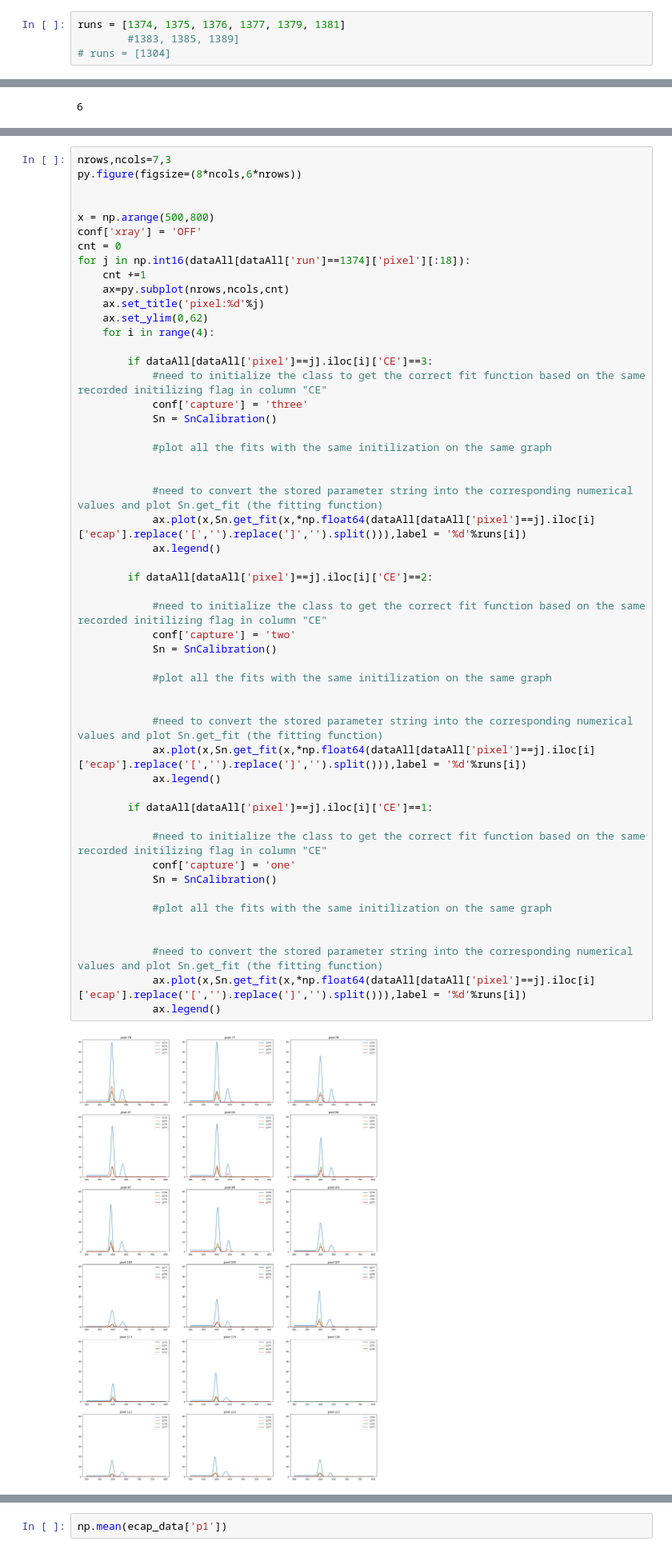
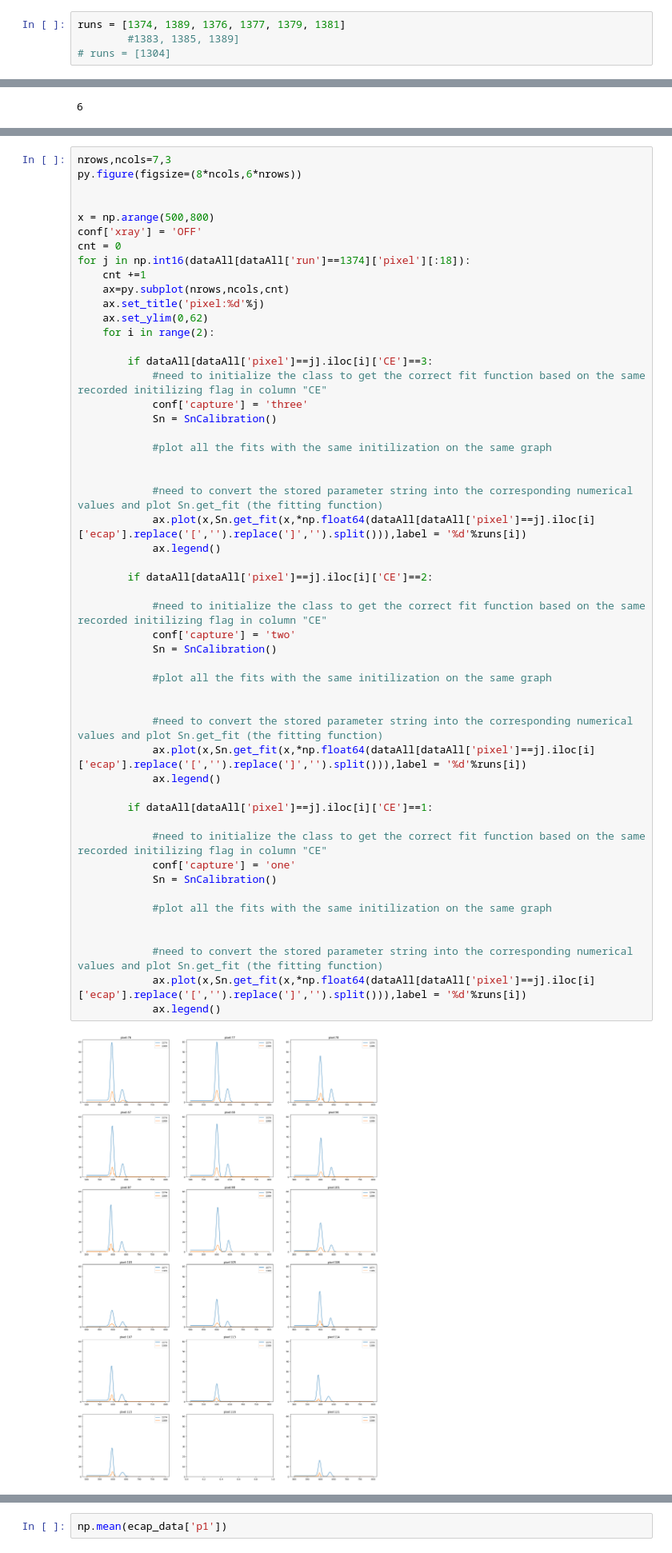
Before and after one commit to arlee-shelby/calibration, a Jupyter notebook: SnCalibration_pixelResults.ipynb, the cells around one changed output, grey strips where cells are left out. Shown: that part at 80% size. Cells and saved outputs as stored; diff of their text form.

```diff
--- a/SnCalibration_pixelResults.ipynb
+++ b/SnCalibration_pixelResults.ipynb
@@ -17,7 +17,7 @@ np.set_printoptions(threshold=sys.maxsize)
 # %%
 pd.set_option("display.max_colwidth", 15)
 # %%
-runs = [1374, 1375, 1376, 1377, 1379, 1381]
+runs = [1374, 1389, 1376, 1377, 1379, 1381]
         #1383, 1385, 1389]
 # runs = [1304]
 # %%
@@ -55,7 +65,7 @@ for j in np.int16(dataAll[dataAll['run']==1374]['pixel'][:18]):
     ax=py.subplot(nrows,ncols,cnt)
     ax.set_title('pixel:%d'%j)
     ax.set_ylim(0,62)
-    for i in range(4):
+    for i in range(2):
 
         if dataAll[dataAll['pixel']==j].iloc[i]['CE']==3:
             #need to initialize the class to get the correct fit function based on the same recorded initilizing flag in column "CE"
@@ -68,34 +78,34 @@ for j in np.int16(dataAll[dataAll['run']==1374]['pixel'][:18]):
             #need to convert the stored parameter string into the corresponding numerical values and plot Sn.get_fit (the fitting function)
             ax.plot(x,Sn.get_fit(x,*np.float64(dataAll[dataAll['pixel']==j].iloc[i]['ecap'].replace('[','').replace(']','').split())),label = '%d'%runs[i])
             ax.legend()
 
         if dataAll[dataAll['pixel']==j].iloc[i]['CE']==2:
 
             #need to initialize the class to get the correct fit function based on the same recorded initilizing flag in column "CE"
             conf['capture'] = 'two'
             Sn = SnCalibration()
 
             #plot all the fits with the same initilization on the same graph
 
 
             #need to convert the stored parameter string into the corresponding numerical values and plot Sn.get_fit (the fitting function)
             ax.plot(x,Sn.get_fit(x,*np.float64(dataAll[dataAll['pixel']==j].iloc[i]['ecap'].replace('[','').replace(']','').split())),label = '%d'%runs[i])
             ax.legend()
 
         if dataAll[dataAll['pixel']==j].iloc[i]['CE']==1:
 
             #need to initialize the class to get the correct fit function based on the same recorded initilizing flag in column "CE"
             conf['capture'] = 'one'
             Sn = SnCalibration()
 
             #plot all the fits with the same initilization on the same graph
 
 
             #need to convert the stored parameter string into the corresponding numerical values and plot Sn.get_fit (the fitting function)
             ax.plot(x,Sn.get_fit(x,*np.float64(dataAll[dataAll['pixel']==j].iloc[i]['ecap'].replace('[','').replace(']','').split())),label = '%d'%runs[i])
             ax.legend()
 # %% [output]
-[figure, old version]
+[figure, new version]
 # %%
 nrows,ncols=7,3
 py.figure(figsize=(8*ncols,6*nrows))
```
Also changed, not shown: parts of 25 cells of this notebook, 4 other files.
